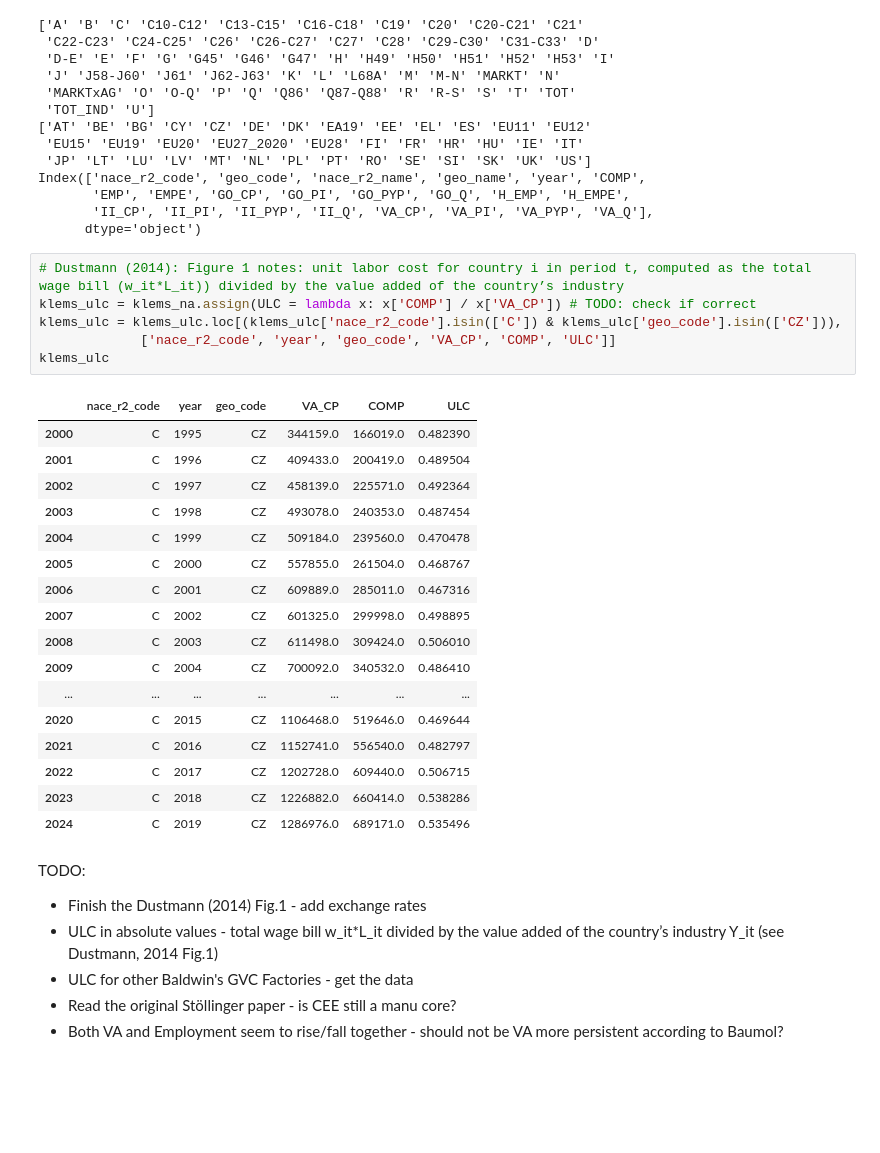
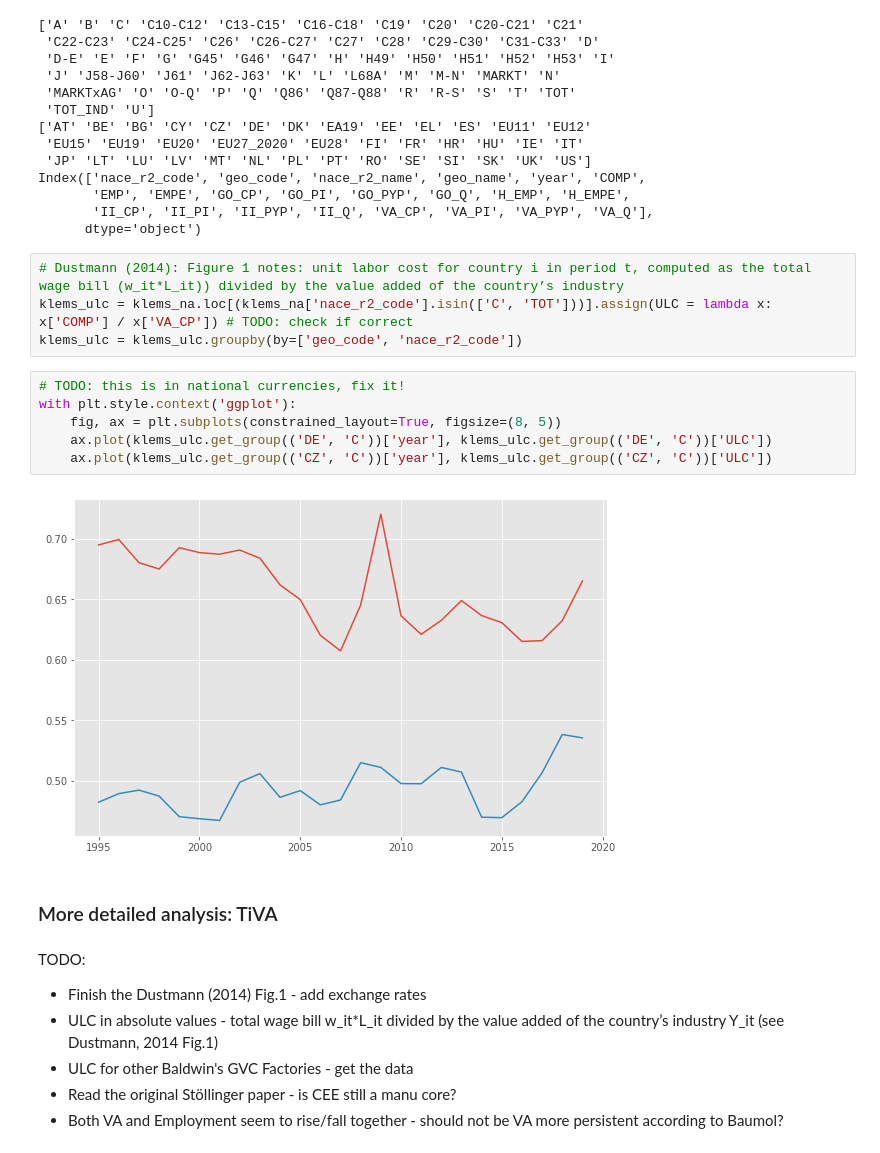
Before and after one commit to JanPintera/ad_hocPy, a Jupyter notebook: cee_competitiveness/CEE_competitivness.ipynb, the cells around one changed output. Cells and saved outputs as stored; diff of their text form; blank space fills up the shorter version.

Commit message:
[30-08-2022] ULC - basic plot

```diff
--- a/cee_competitiveness/CEE_competitivness.ipynb
+++ b/cee_competitiveness/CEE_competitivness.ipynb
@@ -267,28 +268,18 @@ Index(['nace_r2_code', 'geo_code', 'nace_r2_name', 'geo_name', 'year', 'COMP',
       dtype='object')
 # %%
 # Dustmann (2014): Figure 1 notes: unit labor cost for country i in period t, computed as the total wage bill (w_it*L_it)) divided by the value added of the country’s industry
-klems_ulc = klems_na.assign(ULC = lambda x: x['COMP'] / x['VA_CP']) # TODO: check if correct
-klems_ulc = klems_ulc.loc[(klems_ulc['nace_r2_code'].isin(['C']) & klems_ulc['geo_code'].isin(['CZ'])),
-             ['nace_r2_code', 'year', 'geo_code', 'VA_CP', 'COMP', 'ULC']]
-klems_ulc
+klems_ulc = klems_na.loc[(klems_na['nace_r2_code'].isin(['C', 'TOT']))].assign(ULC = lambda x: x['COMP'] / x['VA_CP']) # TODO: check if correct
+klems_ulc = klems_ulc.groupby(by=['geo_code', 'nace_r2_code'])
-# %% [output]
-|  | nace_r2_code | year | geo_code | VA_CP | COMP | ULC |
-| 2000 | C | 1995 | CZ | 344159.0 | 166019.0 | 0.482390 |
-| 2001 | C | 1996 | CZ | 409433.0 | 200419.0 | 0.489504 |
-| 2002 | C | 1997 | CZ | 458139.0 | 225571.0 | 0.492364 |
-| 2003 | C | 1998 | CZ | 493078.0 | 240353.0 | 0.487454 |
-| 2004 | C | 1999 | CZ | 509184.0 | 239560.0 | 0.470478 |
-| 2005 | C | 2000 | CZ | 557855.0 | 261504.0 | 0.468767 |
-| 2006 | C | 2001 | CZ | 609889.0 | 285011.0 | 0.467316 |
-| 2007 | C | 2002 | CZ | 601325.0 | 299998.0 | 0.498895 |
-| 2008 | C | 2003 | CZ | 611498.0 | 309424.0 | 0.506010 |
-| 2009 | C | 2004 | CZ | 700092.0 | 340532.0 | 0.486410 |
-| ... | ... | ... | ... | ... | ... | ... |
-| 2020 | C | 2015 | CZ | 1106468.0 | 519646.0 | 0.469644 |
-| 2021 | C | 2016 | CZ | 1152741.0 | 556540.0 | 0.482797 |
-| 2022 | C | 2017 | CZ | 1202728.0 | 609440.0 | 0.506715 |
-| 2023 | C | 2018 | CZ | 1226882.0 | 660414.0 | 0.538286 |
-| 2024 | C | 2019 | CZ | 1286976.0 | 689171.0 | 0.535496 |
+# %%
+# TODO: this is in national currencies, fix it!
+with plt.style.context('ggplot'):
+    fig, ax = plt.subplots(constrained_layout=True, figsize=(8, 5))
+    ax.plot(klems_ulc.get_group(('DE', 'C'))['year'], klems_ulc.get_group(('DE', 'C'))['ULC'])
+    ax.plot(klems_ulc.get_group(('CZ', 'C'))['year'], klems_ulc.get_group(('CZ', 'C'))['ULC'])
+# %% [output]
+[figure, added]
+# %% [markdown]
+### More detailed analysis: TiVA
 # %% [markdown]
 TODO:
 - Finish the Dustmann (2014) Fig.1 - add exchange rates
```
Also changed, not shown: parts of 1 cell of this notebook.
